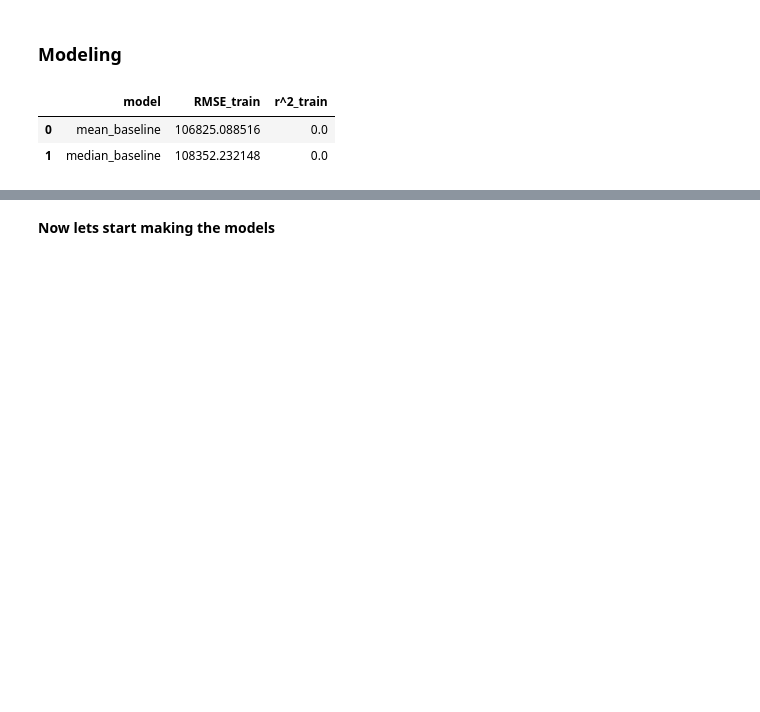
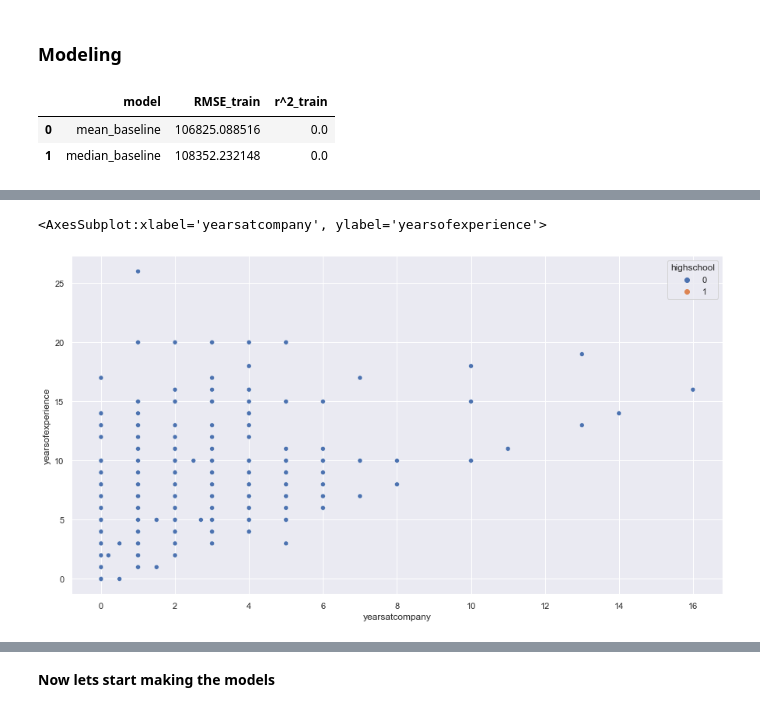
Before and after one commit to JaredVahle/individual-project, a Jupyter notebook: predicting_tech_salaries_final.ipynb, the cells around one changed output, grey strips where cells are left out. Drawn from its saved outputs; the diff is of its cells as text; code cells hidden in the pictures; blank space fills up the shorter version.

```diff
--- a/predicting_tech_salaries_final.ipynb
+++ b/predicting_tech_salaries_final.ipynb
@@ -465,0 +498,7 @@ metric_df_train
+# %%
+# Lets check the datascience jobs by education, Hue highschool
+sns.set(rc = {'figure.figsize':(15,8)})
+sns.scatterplot(data = ds_df,x = "yearsatcompany", y = "yearsofexperience",hue = 'highschool')
+# %% [output]
+<AxesSubplot:xlabel='yearsatcompany', ylabel='yearsofexperience'>
+[figure, added]
```
Also changed, not shown: parts of 14 cells of this notebook, 1 other file.
